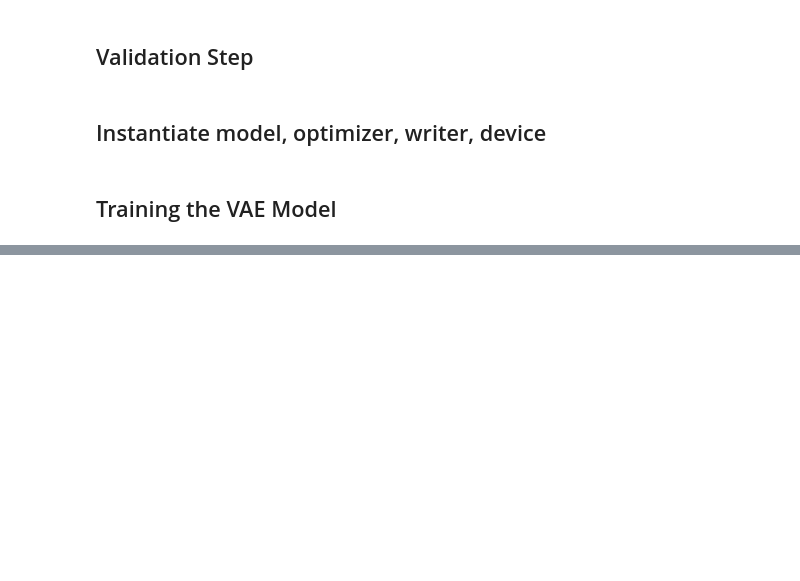
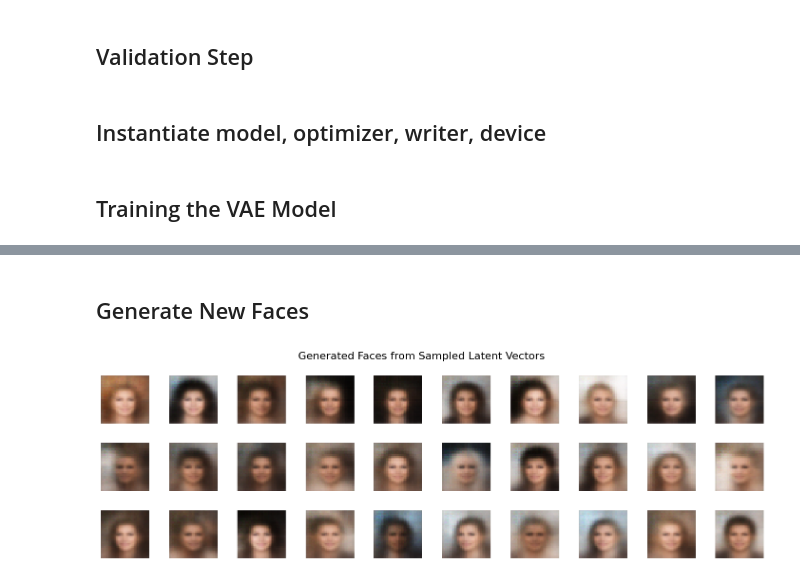
Before and after one commit to changezakram/Deep-Generative-Models, a Jupyter notebook: vae_faces.ipynb, the cells around one changed output, grey strips where cells are left out. Saved outputs shown, nothing was run; the diff lists cells and outputs as text; code cells hidden in the pictures; blank space fills up the shorter version.

```diff
--- a/vae_faces.ipynb
+++ b/vae_faces.ipynb
@@ -364,0 +398,30 @@ for epoch in range(EPOCHS):
+# %% [markdown]
+## Generate New Faces
+# %%
+import numpy as np
+import matplotlib.pyplot as plt
+
+# Sample latent vectors from standard normal distribution
+grid_width, grid_height = 10, 3
+num_samples = grid_width * grid_height
+z_sample = torch.randn(num_samples, Z_DIM).to(device)
+
+# Decode to generate new faces
+vae.eval()
+with torch.no_grad():
+    generated_faces = vae.decoder(z_sample).cpu()  # Shape: [N, C, H, W]
+
+# Plot grid of generated images
+fig = plt.figure(figsize=(18, 5))
+fig.subplots_adjust(hspace=0.4, wspace=0.4)
+
+for i in range(num_samples):
+    ax = fig.add_subplot(grid_height, grid_width, i + 1)
+    ax.axis("off")
+    img = generated_faces[i].permute(1, 2, 0).numpy()  # CHW → HWC
+    ax.imshow(img)
+
+plt.suptitle("Generated Faces from Sampled Latent Vectors", fontsize=16)
+plt.show()
+# %% [output]
+[figure, added]
```
Also changed, not shown: parts of 3 cells of this notebook.
